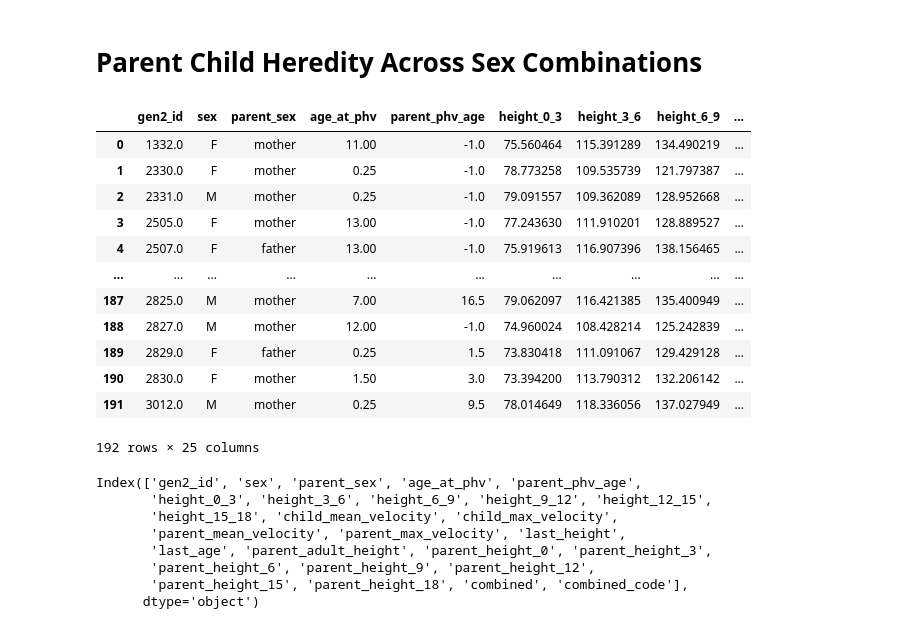
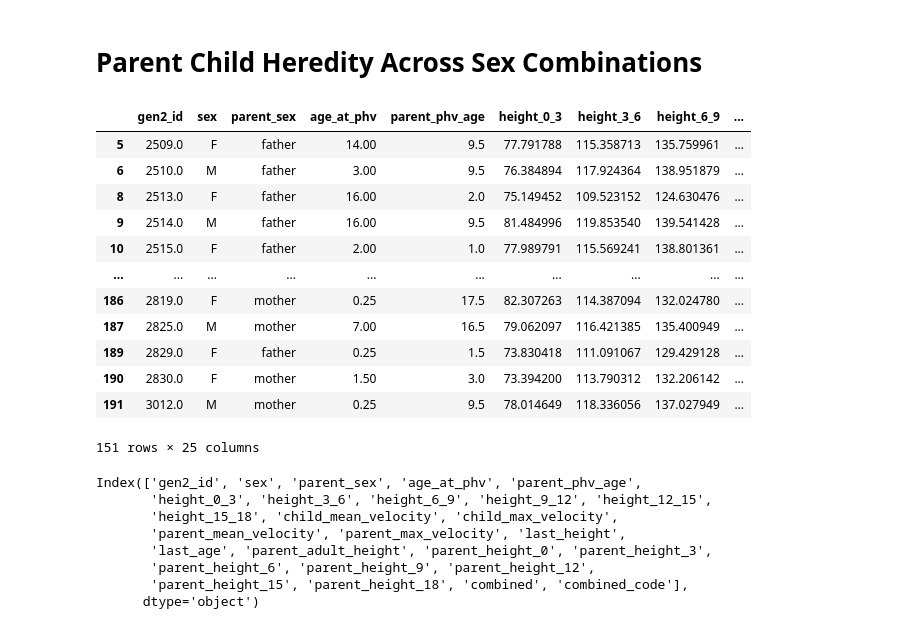
Before and after one commit to aavalose/aliens_height, a Jupyter notebook: final_notebook.ipynb, the cells around one changed output. Drawn from its saved outputs; the diff is of its cells as text; code cells hidden in the pictures.

```diff
--- a/final_notebook.ipynb
+++ b/final_notebook.ipynb
@@ -1415,45 +1415,49 @@ for gen2_id, group in gen2_grouped:
         "parent_mean_velocity": (
             np.mean(parent_velocities) if len(parent_velocities) > 0 else -1
         ),
         "parent_max_velocity": parent_max_velocity,
         "last_height": early_measurements["SHgt_cm"].iloc[-1],
         "last_age": early_measurements["AgeGr"].iloc[-1],
         "parent_adult_height": parent_adult_height,
     }
 
     # Add parent growth pattern features
     for i, height in enumerate(parent_growth_pattern):
         features[f"parent_height_{i*3}"] = height
 
     features_growth_timing.append(features)
 
 
 # Create dataframe for features
 features_growth_timing = pd.DataFrame(features_growth_timing)
 
 # Handle missing values using median imputation
 numeric_features = features_growth_timing.select_dtypes(
     include=[np.number]
 ).columns
 imputer = SimpleImputer(strategy="median")
 features_growth_timing[numeric_features] = imputer.fit_transform(
     features_growth_timing[numeric_features]
 )
+features_growth_timing = features_growth_timing[
+    features_growth_timing["parent_adult_height"] != -1
+]
+
 features_growth_timing
 # %% [output]
 |  | gen2_id | sex | parent_sex | age_at_phv | parent_phv_age | height_0_3 | height_3_6 | height_6_9 | ... |
-| 0 | 1332.0 | F | mother | 11.00 | -1.0 | 75.560464 | 115.391289 | 134.490219 | ... |
-| 1 | 2330.0 | F | mother | 0.25 | -1.0 | 78.773258 | 109.535739 | 121.797387 | ... |
-| 2 | 2331.0 | M | mother | 0.25 | -1.0 | 79.091557 | 109.362089 | 128.952668 | ... |
-| 3 | 2505.0 | F | mother | 13.00 | -1.0 | 77.243630 | 111.910201 | 128.889527 | ... |
-| 4 | 2507.0 | F | father | 13.00 | -1.0 | 75.919613 | 116.907396 | 138.156465 | ... |
+| 5 | 2509.0 | F | father | 14.00 | 9.5 | 77.791788 | 115.358713 | 135.759961 | ... |
+| 6 | 2510.0 | M | father | 3.00 | 9.5 | 76.384894 | 117.924364 | 138.951879 | ... |
+| 8 | 2513.0 | F | father | 16.00 | 2.0 | 75.149452 | 109.523152 | 124.630476 | ... |
+| 9 | 2514.0 | M | father | 16.00 | 9.5 | 81.484996 | 119.853540 | 139.541428 | ... |
+| 10 | 2515.0 | F | father | 2.00 | 1.0 | 77.989791 | 115.569241 | 138.801361 | ... |
 | ... | ... | ... | ... | ... | ... | ... | ... | ... | ... |
+| 186 | 2819.0 | F | mother | 0.25 | 17.5 | 82.307263 | 114.387094 | 132.024780 | ... |
 | 187 | 2825.0 | M | mother | 7.00 | 16.5 | 79.062097 | 116.421385 | 135.400949 | ... |
-| 188 | 2827.0 | M | mother | 12.00 | -1.0 | 74.960024 | 108.428214 | 125.242839 | ... |
 | 189 | 2829.0 | F | father | 0.25 | 1.5 | 73.830418 | 111.091067 | 129.429128 | ... |
 | 190 | 2830.0 | F | mother | 1.50 | 3.0 | 73.394200 | 113.790312 | 132.206142 | ... |
 | 191 | 3012.0 | M | mother | 0.25 | 9.5 | 78.014649 | 118.336056 | 137.027949 | ... |
-192 rows × 25 columns
+151 rows × 25 columns
 # %%
 parent_child_hered = features_growth_timing.copy()
 parent_child_hered.loc[:, "combined"] = (
```
Also changed, not shown: parts of 6 cells of this notebook.
